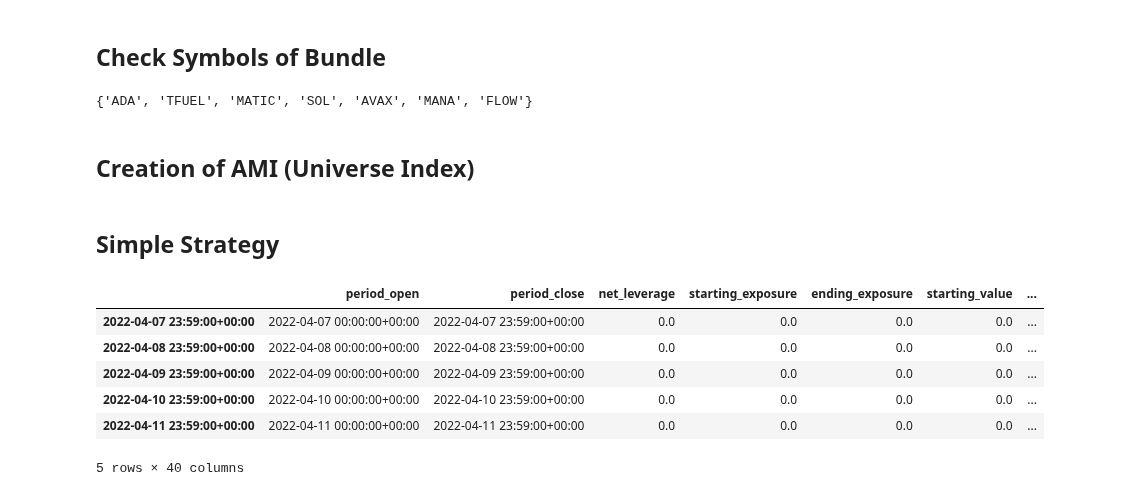
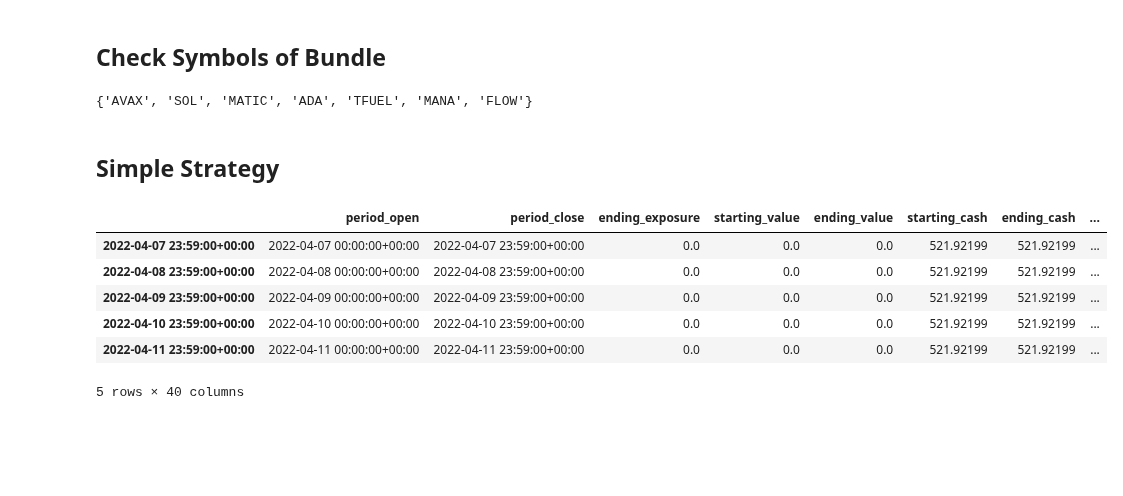
Before and after one commit to amicha02/ape_mining, a Jupyter notebook: notebooks/2.0-mw-pipeline-test.ipynb, the cells around one changed output. Saved outputs shown, nothing was run; the diff lists cells and outputs as text; code cells hidden in the pictures; blank space fills up the shorter version.

```diff
--- a/notebooks/2.0-mw-pipeline-test.ipynb
+++ b/notebooks/2.0-mw-pipeline-test.ipynb
@@ -22,8 +22,6 @@ import pyfolio as pf
 # %% [markdown]
 ## Check Symbols of Bundle
 # %%
-trading_calendar=get_calendar('Crypto')
-
 now = Timestamp.utcnow()
 bundle = load('NFTU', os.environ, now)
 symbols = set(str(asset.symbol)
@@ -32,9 +30,7 @@ symbols = set(str(asset.symbol)
 
 print(symbols)
 # %% [output]
-{'ADA', 'TFUEL', 'MATIC', 'SOL', 'AVAX', 'MANA', 'FLOW'}
+{'AVAX', 'SOL', 'MATIC', 'ADA', 'TFUEL', 'MANA', 'FLOW'}
-# %% [markdown]
-## Creation of AMI (Universe Index)
 # %% [markdown]
 ## Simple Strategy
 # %%
@@ -83,26 +79,26 @@ def handle_data(context, data):
 # %%
 # date range MUST BE pd.Timestamp
 start_date = pd.Timestamp('2017-11-09', tz='utc')
 end_date = pd.Timestamp('2022-04-11', tz='utc')
 
 # performance of algorithm once run
 perf = zipline.run_algorithm(start=start_date,
                             end=end_date,
-                            trading_calendar=get_calendar('Crypto'),
+                            trading_calendar=get_calendar('24/7'),
                             initialize=initialize,
-                            capital_base=1000,
+                            capital_base=40000,
                             handle_data=handle_data,
                             bundle='NFTU',
                             data_frequency='daily')
 perf.head()
 perf.tail()
 # %% [output]
-|  | period_open | period_close | net_leverage | starting_exposure | ending_exposure | starting_value | ... |
-| 2022-04-07 23:59:00+00:00 | 2022-04-07 00:00:00+00:00 | 2022-04-07 23:59:00+00:00 | 0.0 | 0.0 | 0.0 | 0.0 | ... |
-| 2022-04-08 23:59:00+00:00 | 2022-04-08 00:00:00+00:00 | 2022-04-08 23:59:00+00:00 | 0.0 | 0.0 | 0.0 | 0.0 | ... |
-| 2022-04-09 23:59:00+00:00 | 2022-04-09 00:00:00+00:00 | 2022-04-09 23:59:00+00:00 | 0.0 | 0.0 | 0.0 | 0.0 | ... |
-| 2022-04-10 23:59:00+00:00 | 2022-04-10 00:00:00+00:00 | 2022-04-10 23:59:00+00:00 | 0.0 | 0.0 | 0.0 | 0.0 | ... |
-| 2022-04-11 23:59:00+00:00 | 2022-04-11 00:00:00+00:00 | 2022-04-11 23:59:00+00:00 | 0.0 | 0.0 | 0.0 | 0.0 | ... |
+|  | period_open | period_close | ending_exposure | starting_value | ending_value | starting_cash | ending_cash | ... |
+| 2022-04-07 23:59:00+00:00 | 2022-04-07 00:00:00+00:00 | 2022-04-07 23:59:00+00:00 | 0.0 | 0.0 | 0.0 | 521.92199 | 521.92199 | ... |
+| 2022-04-08 23:59:00+00:00 | 2022-04-08 00:00:00+00:00 | 2022-04-08 23:59:00+00:00 | 0.0 | 0.0 | 0.0 | 521.92199 | 521.92199 | ... |
+| 2022-04-09 23:59:00+00:00 | 2022-04-09 00:00:00+00:00 | 2022-04-09 23:59:00+00:00 | 0.0 | 0.0 | 0.0 | 521.92199 | 521.92199 | ... |
+| 2022-04-10 23:59:00+00:00 | 2022-04-10 00:00:00+00:00 | 2022-04-10 23:59:00+00:00 | 0.0 | 0.0 | 0.0 | 521.92199 | 521.92199 | ... |
+| 2022-04-11 23:59:00+00:00 | 2022-04-11 00:00:00+00:00 | 2022-04-11 23:59:00+00:00 | 0.0 | 0.0 | 0.0 | 521.92199 | 521.92199 | ... |
 5 rows × 40 columns
 # %%
 # Extract algo returns and benchmark returns
```
Also changed, not shown: parts of 10 cells of this notebook, 1 other file.
